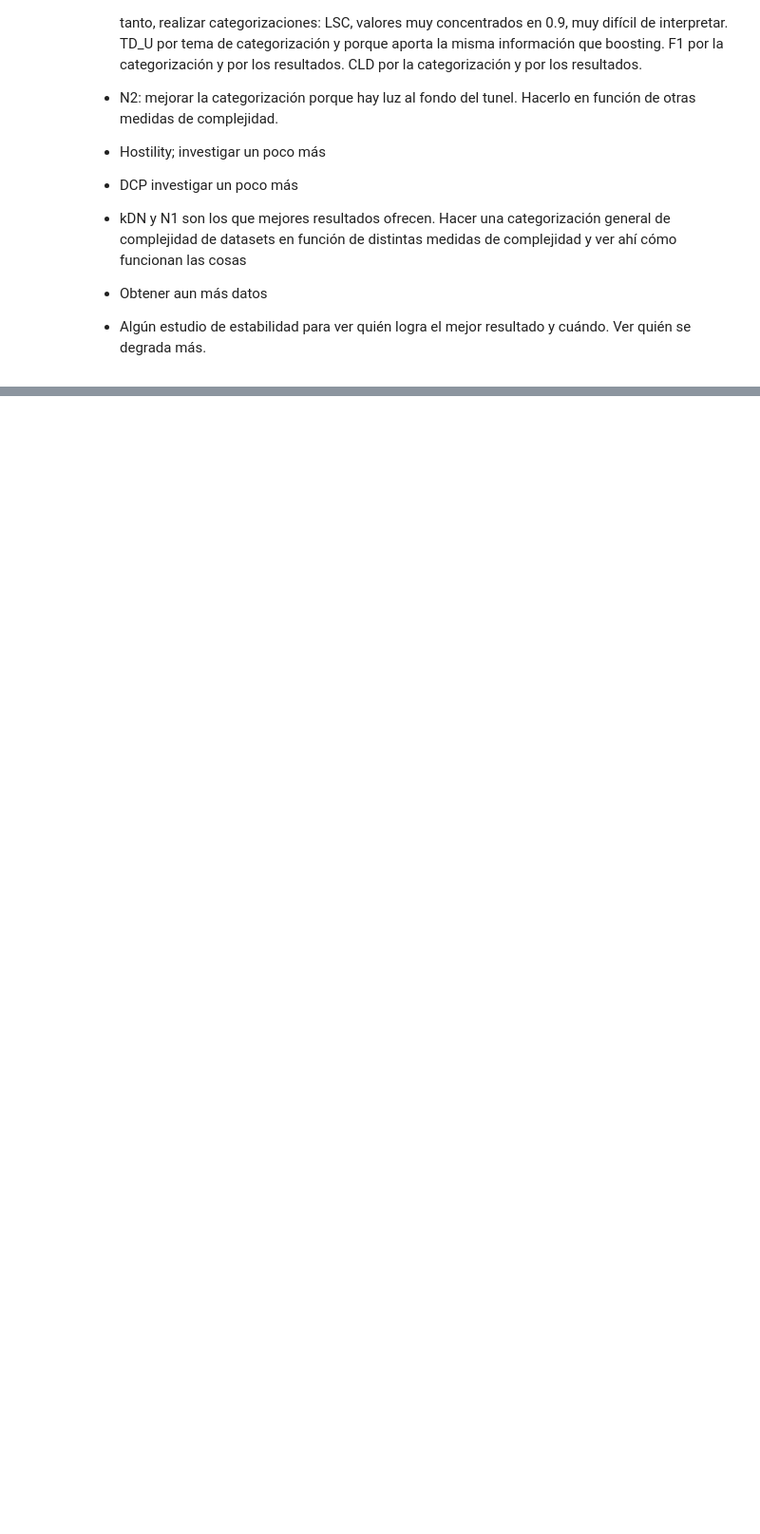
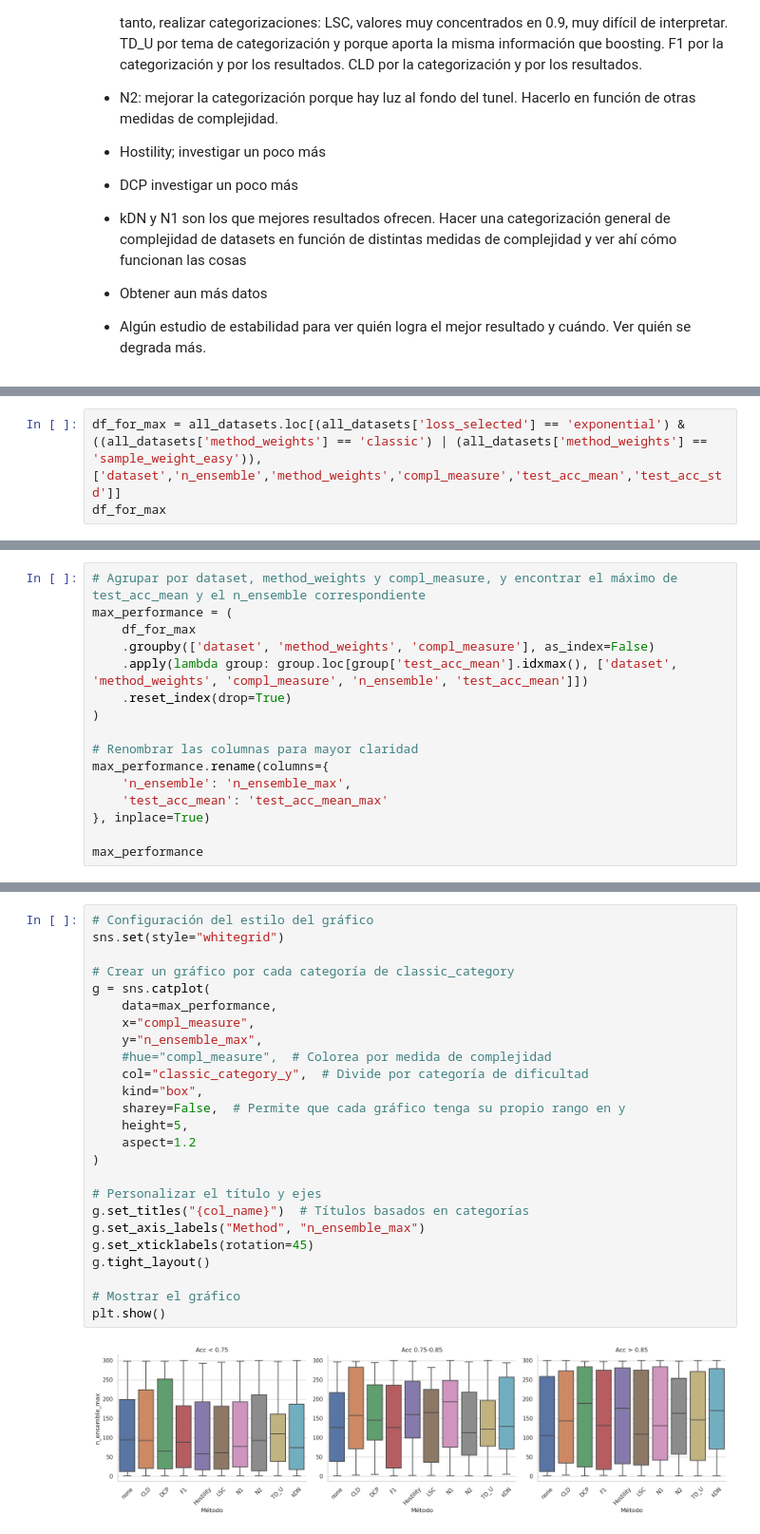
Before and after one commit to carmenlancho/EnsemblesComplexity, a Jupyter notebook: Notebooks/Analysis_GB_LevelOfComplexity.ipynb, the cells around one changed output, grey strips where cells are left out. Shown at 95% size. Cells and saved outputs as stored; diff of their text form; blank space fills up the shorter version.

```diff
--- a/Notebooks/Analysis_GB_LevelOfComplexity.ipynb
+++ b/Notebooks/Analysis_GB_LevelOfComplexity.ipynb
@@ -1378,0 +1676,4 @@ Cuando el conjunto de datos es difícil, es mejor darle más peso a lo fácil. C
+# %%
+df_for_max = all_datasets.loc[(all_datasets['loss_selected'] == 'exponential') & ((all_datasets['method_weights'] == 'classic') | (all_datasets['method_weights'] == 'sample_weight_easy')),
+['dataset','n_ensemble','method_weights','compl_measure','test_acc_mean','test_acc_std']]
+df_for_max
@@ -1378,0 +1694,16 @@ Cuando el conjunto de datos es difícil, es mejor darle más peso a lo fácil. C
+# %%
+# Agrupar por dataset, method_weights y compl_measure, y encontrar el máximo de test_acc_mean y el n_ensemble correspondiente
+max_performance = (
+    df_for_max
+    .groupby(['dataset', 'method_weights', 'compl_measure'], as_index=False)
+    .apply(lambda group: group.loc[group['test_acc_mean'].idxmax(), ['dataset', 'method_weights', 'compl_measure', 'n_ensemble', 'test_acc_mean']])
+    .reset_index(drop=True)
+)
+
+# Renombrar las columnas para mayor claridad
+max_performance.rename(columns={
+    'n_ensemble': 'n_ensemble_max',
+    'test_acc_mean': 'test_acc_mean_max'
+}, inplace=True)
+
+max_performance
@@ -1378,0 +1746,27 @@ Cuando el conjunto de datos es difícil, es mejor darle más peso a lo fácil. C
+# %%
+# Configuración del estilo del gráfico
+sns.set(style="whitegrid")
+
+# Crear un gráfico por cada categoría de classic_category
+g = sns.catplot(
+    data=max_performance,
+    x="compl_measure",
+    y="n_ensemble_max",
+    #hue="compl_measure",  # Colorea por medida de complejidad
+    col="classic_category_y",  # Divide por categoría de dificultad
+    kind="box",
+    sharey=False,  # Permite que cada gráfico tenga su propio rango en y
+    height=5,
+    aspect=1.2
+)
+
+# Personalizar el título y ejes
+g.set_titles("{col_name}")  # Títulos basados en categorías
+g.set_axis_labels("Method", "n_ensemble_max")
+g.set_xticklabels(rotation=45)
+g.tight_layout()
+
+# Mostrar el gráfico
+plt.show()
+# %% [output]
+[figure, added]
```
Also changed, not shown: parts of 25 cells of this notebook.
